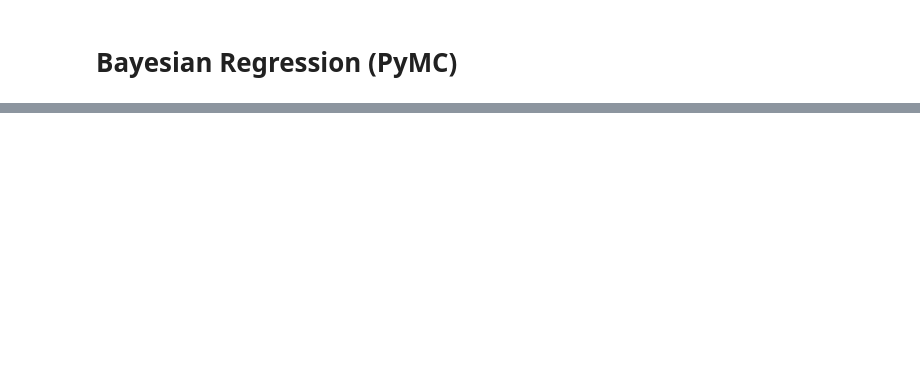
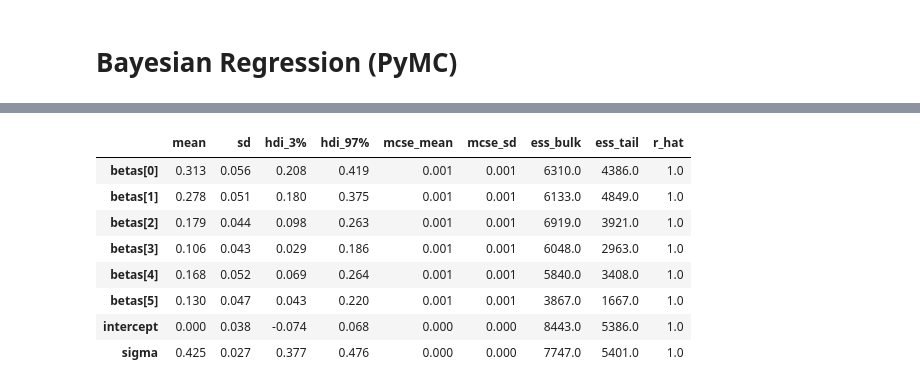
Before and after one commit to TanyaSrivastava444/marketing-mix-model-Staffing, a Jupyter notebook: Notebooks/Adstock_Transformation_&_Saturation_Modeling.ipynb, the cells around one changed output, grey strips where cells are left out. Saved outputs shown, nothing was run; the diff lists cells and outputs as text; code cells hidden in the pictures; blank space fills up the shorter version.

```diff
--- a/Notebooks/Adstock_Transformation_&_Saturation_Modeling.ipynb
+++ b/Notebooks/Adstock_Transformation_&_Saturation_Modeling.ipynb
@@ -282,0 +386,14 @@ y = np.nan_to_num(y)
+# %%
+# Check the real diagnostics (more important than divergences). R-hat < 1.01. ; ESS > 400
+import arviz as az
+az.summary(trace)
+# %% [output]
+|  | mean | sd | hdi_3% | hdi_97% | mcse_mean | mcse_sd | ess_bulk | ess_tail | r_hat |
+| betas[0] | 0.313 | 0.056 | 0.208 | 0.419 | 0.001 | 0.001 | 6310.0 | 4386.0 | 1.0 |
+| betas[1] | 0.278 | 0.051 | 0.180 | 0.375 | 0.001 | 0.001 | 6133.0 | 4849.0 | 1.0 |
+| betas[2] | 0.179 | 0.044 | 0.098 | 0.263 | 0.001 | 0.001 | 6919.0 | 3921.0 | 1.0 |
+| betas[3] | 0.106 | 0.043 | 0.029 | 0.186 | 0.001 | 0.001 | 6048.0 | 2963.0 | 1.0 |
+| betas[4] | 0.168 | 0.052 | 0.069 | 0.264 | 0.001 | 0.001 | 5840.0 | 3408.0 | 1.0 |
+| betas[5] | 0.130 | 0.047 | 0.043 | 0.220 | 0.001 | 0.001 | 3867.0 | 1667.0 | 1.0 |
+| intercept | 0.000 | 0.038 | -0.074 | 0.068 | 0.000 | 0.000 | 8443.0 | 5386.0 | 1.0 |
+| sigma | 0.425 | 0.027 | 0.377 | 0.476 | 0.000 | 0.000 | 7747.0 | 5401.0 | 1.0 |
```
Also changed, not shown: parts of 21 cells of this notebook.
